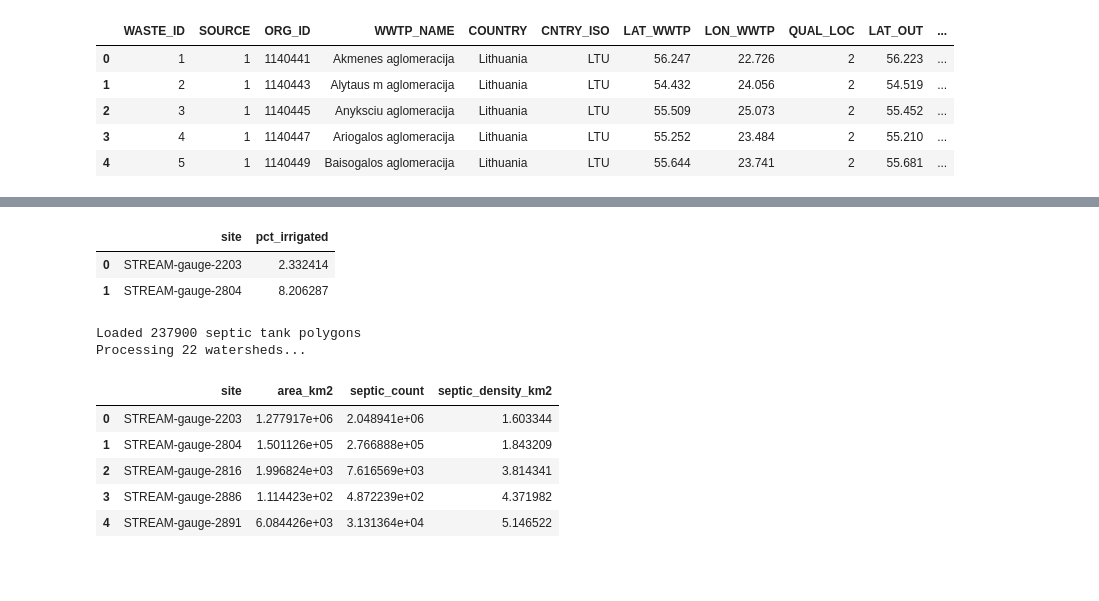
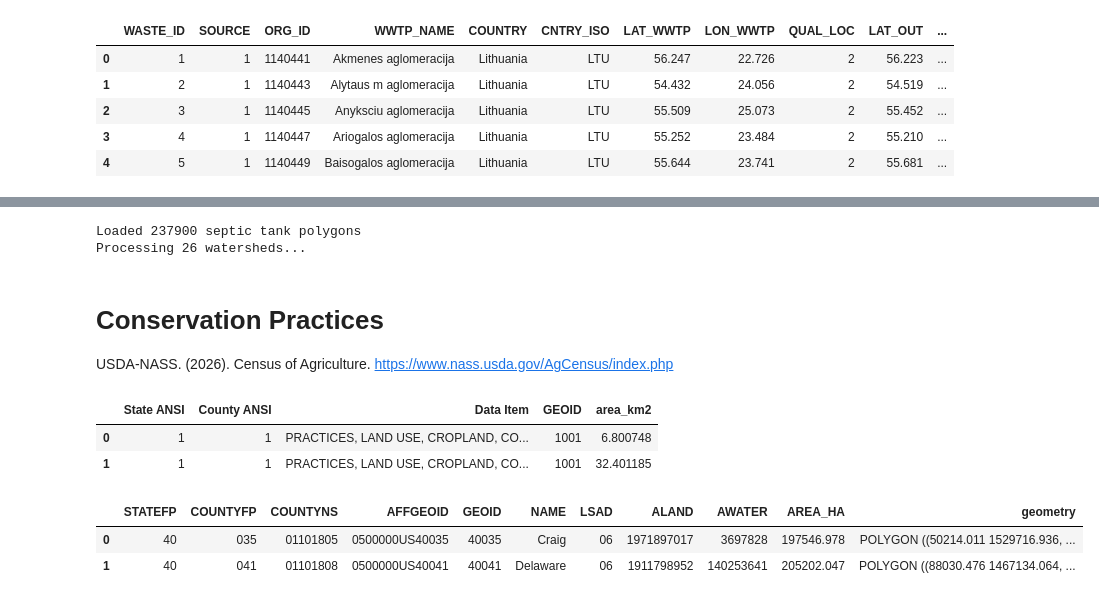
Before and after one commit to danykakbyrnes/STREAM_seasonality, a Jupyter notebook: data_compiling.ipynb, the cells around one changed output, grey strips where cells are left out. Cells and saved outputs as stored; diff of their text form; code cells hidden in the pictures; blank space fills up the shorter version.

```diff
--- a/data_compiling.ipynb
+++ b/data_compiling.ipynb
@@ -195,8 +172,8 @@ tiledrain_pct.head(2)
 # %%
-# Irrigation
+# read in tif file
 irrigation_raster_filepath = INPUT_filepath+'00_additional_data/Irrigation/lanid2017.tif'
 
-results = []
+wtshd_irr = []
 
 for site in ag_sites:
     shp_path = f"{shapefile_filepath}/{site}.shp"
@@ -219,17 +196,14 @@ for site in ag_sites:
         # Calculate mean (fraction irrigated) * 100 = percent
         pct_irrigated = np.mean(valid_data) * 100
 
-    results.append({
-        'site': site,
+    wtshd_irr.append({
+        'STREAM_ID': site,
         'pct_irrigated': pct_irrigated
     })
-
-irrigated_pct = pd.DataFrame(results)
-irrigated_pct.head(2)
+# Create and save results
+irrigated_pct = pd.DataFrame(wtshd_irr)
+irrigated_pct.to_csv(INPUT_filepath + '00_additional_data/irrigation/watershed_irrigation_pct_2017.csv',
+                    index=False)
-# %% [output]
-|  | site | pct_irrigated |
-| 0 | STREAM-gauge-2203 | 2.332414 |
-| 1 | STREAM-gauge-2804 | 8.206287 |
 # %%
 # Pre-calculate original areas
 septic_tank = gpd.read_file('../INPUT/00_additional_data/septic_tank_density/septic_tank_shapefile.shp')
@@ -294,23 +268,53 @@ for site in ag_sites:
         septic_density_km2 = 0
 
     results.append({
-        'site': site,
+        'STREAM_ID': site,
         'area_km2': area_km2,
         'septic_count': septic_count,
         'septic_density_km2': septic_density_km2
     })
 
-#%% Create and save results
+# Create and save results
 septic_df = pd.DataFrame(results)
+septic_df.to_csv(INPUT_filepath + '00_additional_data/septic_tank_density/watershed_septic_tank_density.csv',
+                    index=False)
 # %% [output]
 Loaded 237900 septic tank polygons
-Processing 22 watersheds...
+Processing 26 watersheds...
-# %%
-septic_df.head()
-# %% [output]
-|  | site | area_km2 | septic_count | septic_density_km2 |
-| 0 | STREAM-gauge-2203 | 1.277917e+06 | 2.048941e+06 | 1.603344 |
-| 1 | STREAM-gauge-2804 | 1.501126e+05 | 2.766888e+05 | 1.843209 |
-| 2 | STREAM-gauge-2816 | 1.996824e+03 | 7.616569e+03 | 3.814341 |
-| 3 | STREAM-gauge-2886 | 1.114423e+02 | 4.872239e+02 | 4.371982 |
-| 4 | STREAM-gauge-2891 | 6.084426e+03 | 3.131364e+04 | 5.146522 |
+# %% [markdown]
+# Conservation Practices
+USDA-NASS. (2026). Census of Agriculture. https://www.nass.usda.gov/AgCensus/index.php
+# %%
+# Load data
+cons_practices_filepath = INPUT_filepath+'00_additional_data/conservation_practices/CoA_land_practices_2017_2022.csv'
+cons_pract = pd.read_csv(cons_practices_filepath)
+cons_pract['Value'] = pd.to_numeric(cons_pract['Value'].str.replace(',', ''), errors='coerce')
+
+# Aggregating 2017 and 2022 data using average value; no data available before 2017
+avg_cons_pract = cons_pract.groupby(['State ANSI', 'County ANSI','Data Item'])['Value'].mean().reset_index()
+
+# Creating GEOID so it matches with the County shapefile
+avg_cons_pract['GEOID'] = (
+    avg_cons_pract['State ANSI'].astype(int).astype(str).str.zfill(2) +
+    avg_cons_pract['County ANSI'].astype(int).astype(str).str.zfill(3)
+)
+avg_cons_pract['GEOID'] = avg_cons_pract['GEOID'].astype(int)
+avg_cons_pract['area_km2'] = avg_cons_pract['Value']* 0.00404686 # converting acres to km2
+
+# Dropping acres so it's not confusing
+avg_cons_pract.drop(columns='Value', inplace = True)
+
+avg_cons_pract.head(2)
+# %% [output]
+|  | State ANSI | County ANSI | Data Item | GEOID | area_km2 |
+| 0 | 1 | 1 | PRACTICES, LAND USE, CROPLAND, CO... | 1001 | 6.800748 |
+| 1 | 1 | 1 | PRACTICES, LAND USE, CROPLAND, CO... | 1001 | 32.401185 |
+# %%
+# Load county-scale data
+cnty_shapefile = gpd.read_file(INPUT_filepath+'00_additional_data/county_shp/US_CountyShapefile_2017.shp')
+cnty_shapefile['GEOID'] = cnty_shapefile['GEOID'].astype(int)
+cnty_shapefile.head(2)
+# %% [output]
+|  | STATEFP | COUNTYFP | COUNTYNS | AFFGEOID | GEOID | NAME | LSAD | ALAND | AWATER | AREA_HA | geometry |
+| 0 | 40 | 035 | 01101805 | 0500000US40035 | 40035 | Craig | 06 | 1971897017 | 3697828 | 197546.978 | POLYGON ((50214.011 1529716.936, ... |
+| 1 | 40 | 041 | 01101808 | 0500000US40041 | 40041 | Delaware | 06 | 1911798952 | 140253641 | 205202.047 | POLYGON ((88030.476 1467134.064, ... |
```
Also changed, not shown: parts of 17 cells of this notebook, 4 other files.
